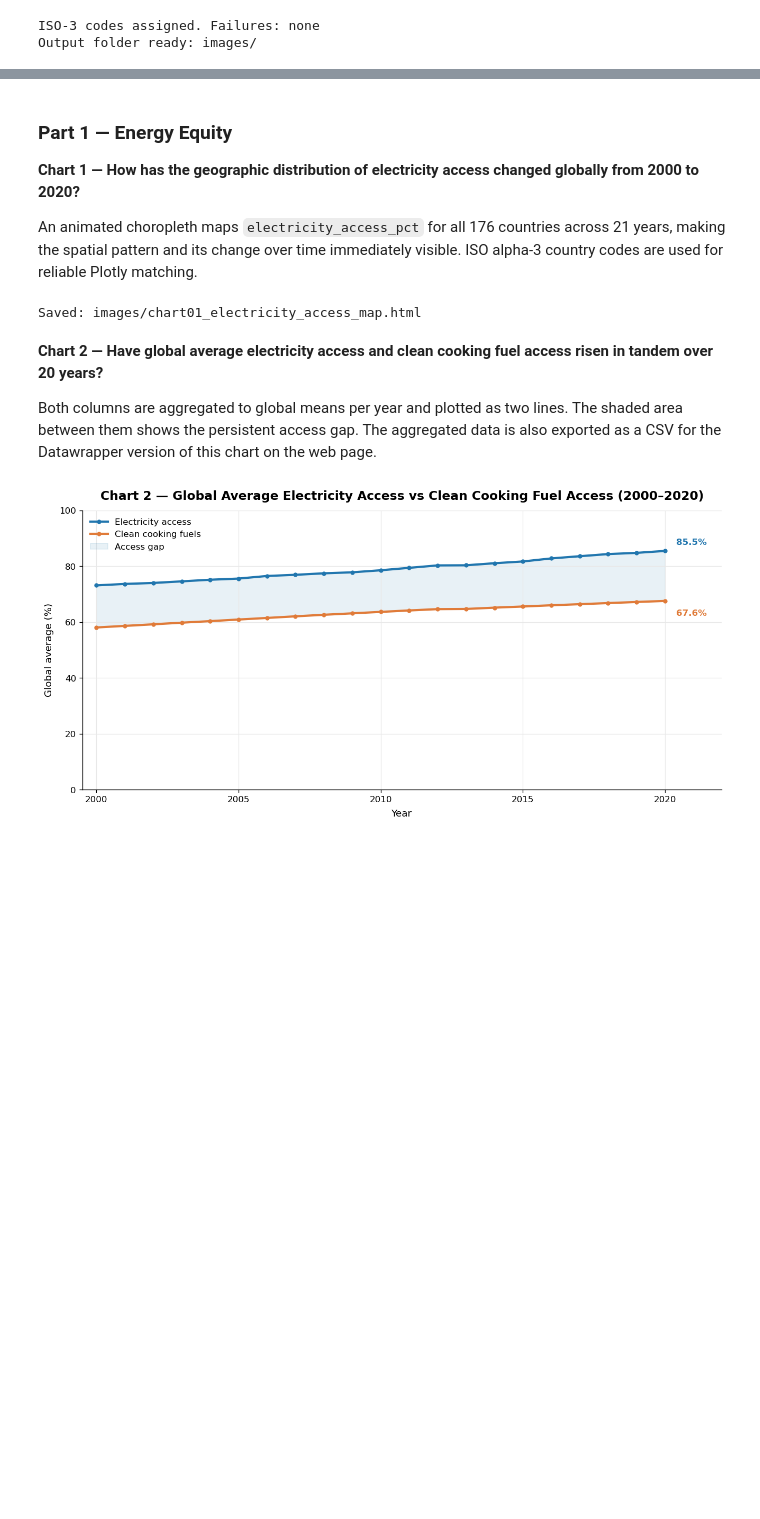
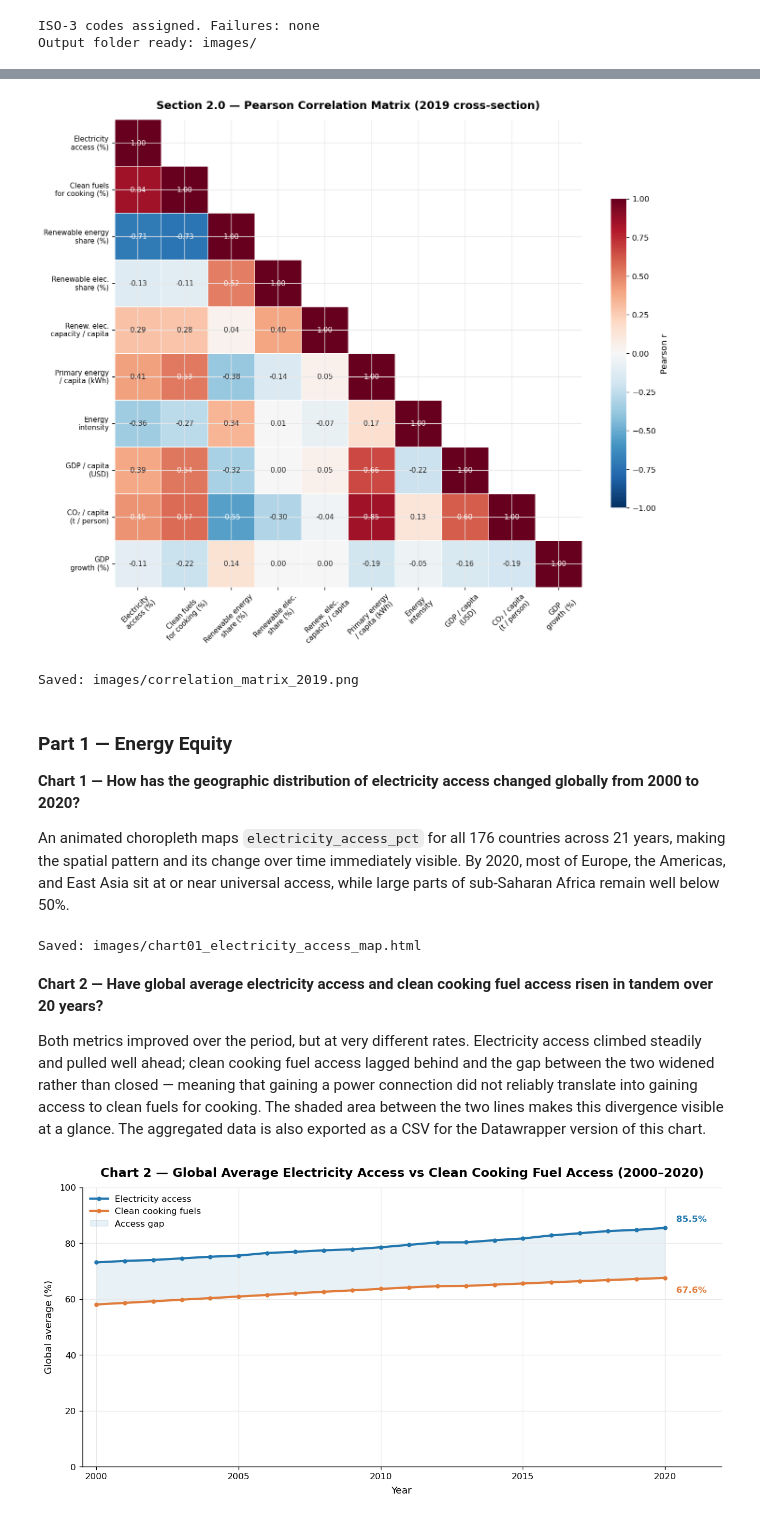
Before and after one commit to changliu6296-star/Data-Visualisation-Group-Assignment, a Jupyter notebook: DV.ipynb, the cells around one changed output, grey strips where cells are left out. Saved outputs shown, nothing was run; the diff lists cells and outputs as text; code cells hidden in the pictures; blank space fills up the shorter version.

Commit message:
Update section 3

```diff
--- a/DV.ipynb
+++ b/DV.ipynb
@@ -584,9 +592,62 @@ Output folder ready: images/
+# %%
+CORR_COLS = [
+    'electricity_access_pct', 'clean_fuels_pct',
+    'renew_energy_share_pct', 'renew_elec_share_pct',
+    'renew_elec_cap_per_capita', 'primary_energy_per_capita',
+    'energy_intensity', 'gdp_per_capita',
+    'co2_per_capita', 'gdp_growth',
+]
+
+CORR_LABELS = {
+    'electricity_access_pct':    'Electricity\naccess (%)',
+    'clean_fuels_pct':           'Clean fuels\nfor cooking (%)',
+    'renew_energy_share_pct':    'Renewable energy\nshare (%)',
+    'renew_elec_share_pct':      'Renewable elec.\nshare (%)',
+    'renew_elec_cap_per_capita': 'Renew. elec.\ncapacity / capita',
+    'primary_energy_per_capita': 'Primary energy\n/ capita (kWh)',
+    'energy_intensity':          'Energy\nintensity',
+    'gdp_per_capita':            'GDP / capita\n(USD)',
+    'co2_per_capita':            'CO\u2082 / capita\n(t / person)',
+    'gdp_growth':                'GDP\ngrowth (%)',
+}
+
+df_2019 = df[df['year'] == 2019][CORR_COLS]
+corr = df_2019.corr().rename(index=CORR_LABELS, columns=CORR_LABELS)
+
+mask = np.triu(np.ones_like(corr, dtype=bool), k=1)
+
+fig, ax = plt.subplots(figsize=(12, 10))
+sns.heatmap(
+    corr,
+    mask=mask,
+    annot=True,
+    fmt='.2f',
+    cmap='RdBu_r',
+    vmin=-1, vmax=1,
+    center=0,
+    linewidths=0.5,
+    linecolor='white',
+    annot_kws={'size': 9},
+    square=True,
+    cbar_kws={'shrink': 0.65, 'label': 'Pearson r'},
+    ax=ax,
+)
+ax.set_title('Section 2.0 — Pearson Correlation Matrix (2019 cross-section)', pad=14)
+ax.tick_params(axis='x', labelsize=9, rotation=45)
+ax.tick_params(axis='y', labelsize=9, rotation=0)
+plt.tight_layout()
+plt.savefig('images/correlation_matrix_2019.png')
+plt.show()
+print('Saved: images/correlation_matrix_2019.png')
+# %% [output]
+[figure, added]
+Saved: images/correlation_matrix_2019.png
 # %% [markdown]
 ### Part 1 — Energy Equity
 
 **Chart 1 — How has the geographic distribution of electricity access changed globally from 2000 to 2020?**
 
-An animated choropleth maps `electricity_access_pct` for all 176 countries across 21 years, making the spatial pattern and its change over time immediately visible. ISO alpha-3 country codes are used for reliable Plotly matching.
+An animated choropleth maps `electricity_access_pct` for all 176 countries across 21 years, making the spatial pattern and its change over time immediately visible. By 2020, most of Europe, the Americas, and East Asia sit at or near universal access, while large parts of sub-Saharan Africa remain well below 50%.
 # %%
 df_c1 = (df[df['electricity_access_pct'].notna() & df['iso3'].notna()]
          .sort_values('year'))
@@ -618,7 +679,7 @@ Saved: images/chart01_electricity_access_map.html
 # %% [markdown]
 **Chart 2 — Have global average electricity access and clean cooking fuel access risen in tandem over 20 years?**
 
-Both columns are aggregated to global means per year and plotted as two lines. The shaded area between them shows the persistent access gap. The aggregated data is also exported as a CSV for the Datawrapper version of this chart on the web page.
+Both metrics improved over the period, but at very different rates. Electricity access climbed steadily and pulled well ahead; clean cooking fuel access lagged behind and the gap between the two widened rather than closed — meaning that gaining a power connection did not reliably translate into gaining access to clean fuels for cooking. The shaded area between the two lines makes this divergence visible at a glance. The aggregated data is also exported as a CSV for the Datawrapper version of this chart.
 # %%
 trend = df.groupby('year')[['electricity_access_pct', 'clean_fuels_pct']].mean()
 
```
Also changed, not shown: parts of 10 cells of this notebook, 12 other files.
